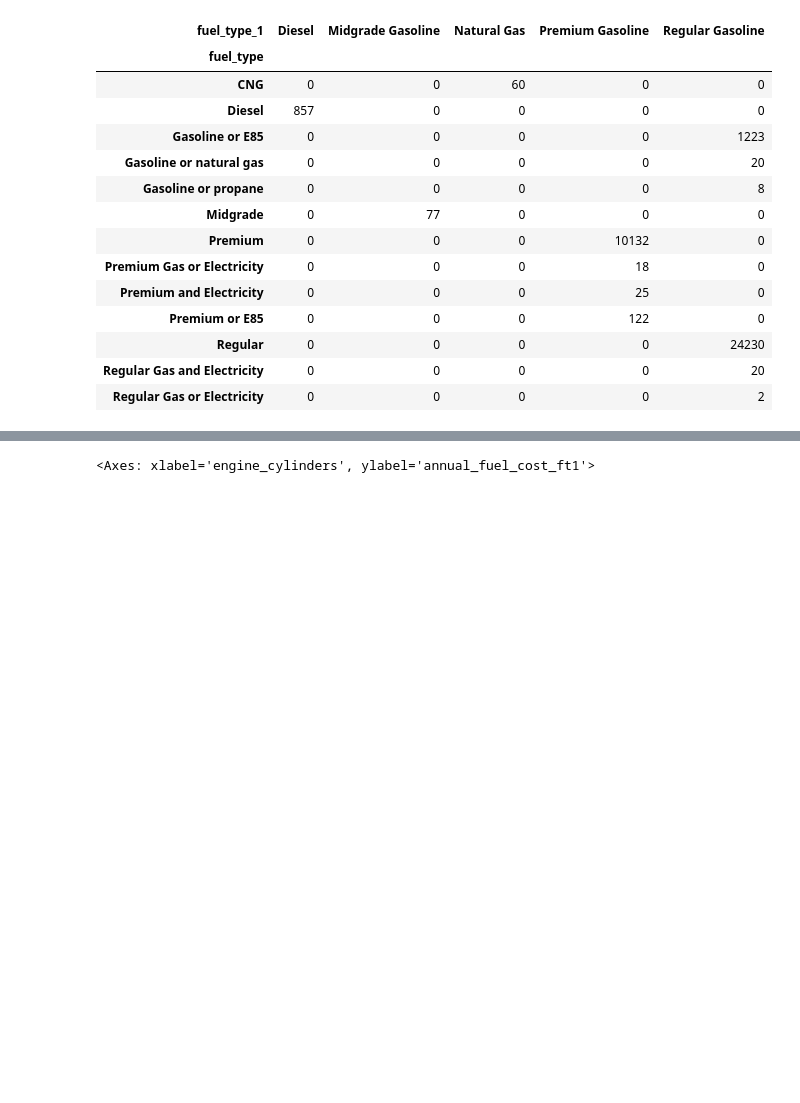
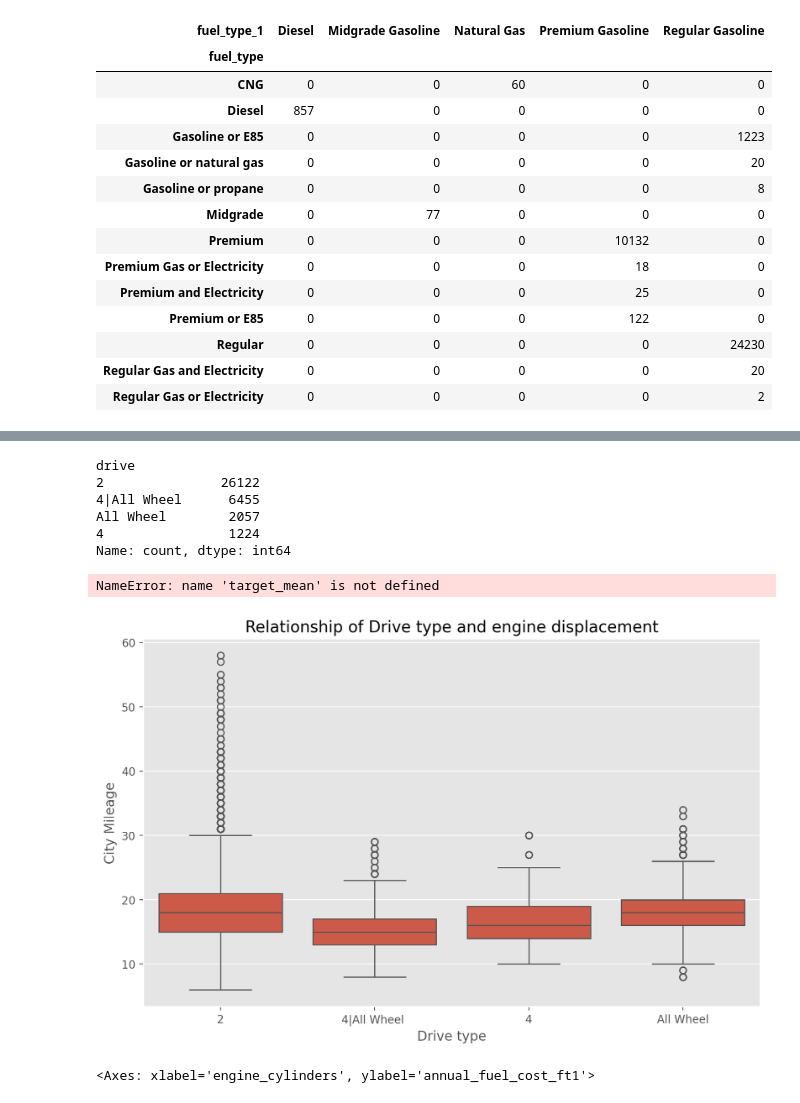
Before and after one commit to awol380/Machine-Learning-2410-Assignment, a Jupyter notebook: Phase_1.ipynb, the cells around one changed output, grey strips where cells are left out. Drawn from its saved outputs; the diff is of its cells as text; code cells hidden in the pictures; blank space fills up the shorter version.

```diff
--- a/Phase_1.ipynb
+++ b/Phase_1.ipynb
@@ -322,0 +337,44 @@ data.describe(include=np.number).round(2) #summarise numeric features
+# %%
+data['drive'] = data['drive'].str.replace('Front-Wheel Drive','2')
+data['drive'] = data['drive'].str.replace('Rear-Wheel Drive','2')
+data['drive'] = data['drive'].str.replace('4-Wheel or All-Wheel Drive','4|All Wheel ')
+data['drive'] = data['drive'].str.replace('All-Wheel Drive','All Wheel')
+data['drive'] = data['drive'].str.replace('4-Wheel Drive','4')
+data['drive'] = data['drive'].str.replace('2-Wheel Drive','2')
+data['drive'] = data['drive'].str.replace('Part-time 4','4')
+print(data['drive'].value_counts())
+# %% [output]
+drive
+2               26122
+4|All Wheel      6455
+All Wheel        2057
+4                1224
+Name: count, dtype: int64
+# %%
+#Getting mean of city mileage and highway mileage
+city_mean = data.groupby('make')['city_mpg_ft1'].mean()
+data['make_encoded'] = data['make'].map(city_mean)
+print(target_mean)
+
+highway_mean = data.groupby('make')['highway_mpg_ft1'].mean()
+data['make_encoded'] = data['make'].map(highway_mean)
+print(target_mean)
+# %% [output]
+NameError: name 'target_mean' is not defined
+# %%
+#Log transformation
+data['citympg_log'] = np.log(data['city_mpg_ft1'])
+data['highwaympg_log'] = np.log(data['highway_mpg_ft1'])
+# %%
+import seaborn as sns
+import matplotlib.pyplot as plt
+
+#Creating box plot to compare relationship between engine displacement and drive type.
+plt.figure(figsize=(10,6))
+sns.boxplot(x='drive', y='city_mpg_ft1', data=data)
+plt.xlabel('Drive type')
+plt.ylabel('City Mileage')
+plt.title("Relationship of Drive type and engine displacement")
+plt.show()
+# %% [output]
+[figure, added]
```
Also changed, not shown: parts of 9 cells of this notebook.
